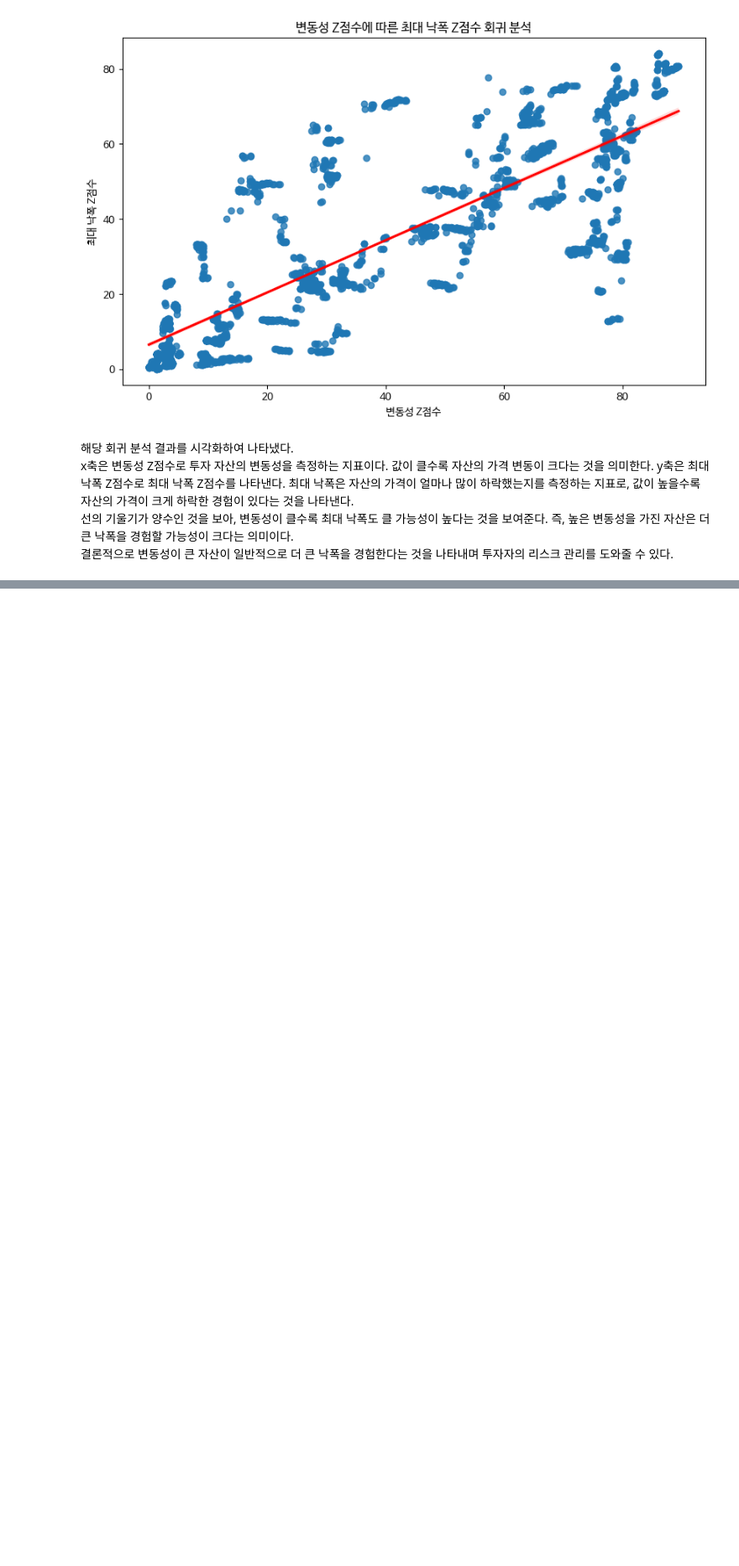
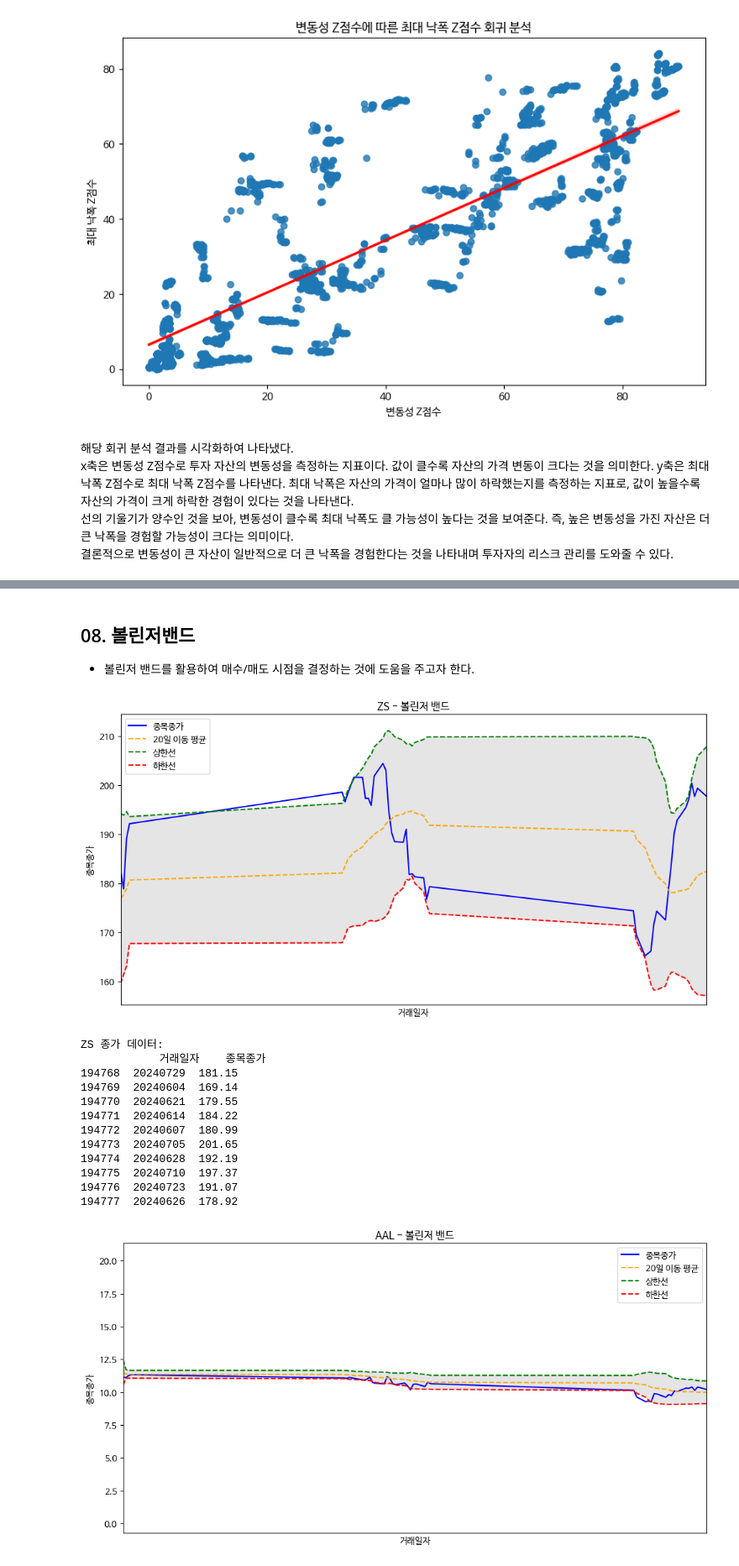
Before and after one commit to yunssup/secret_baeksang, a Jupyter notebook: Dacon.ipynb, the cells around one changed output, grey strips where cells are left out. Shown at 84% size. Cells and saved outputs as stored; diff of their text form; code cells hidden in the pictures; blank space fills up the shorter version.

Commit message:
feat : 볼린저밴드까지 마무리

```diff
--- a/Dacon.ipynb
+++ b/Dacon.ipynb
@@ -1602,0 +1246,71 @@ Notes:
+# %% [markdown]
+## 08. 볼린저밴드
+- 볼린저 밴드를 활용하여 매수/매도 시점을 결정하는 것에 도움을 주고자 한다.
+# %%
+import pandas as pd
+import numpy as np
+import matplotlib.pyplot as plt
+
+# 상위 5개 티커 종목 선택
+top_tickers = STK_DT_QUT['티커종목코드'].value_counts().nlargest(5).index
+
+# 볼린저 밴드 계산 및 시각화
+def plot_bollinger_bands(df, ticker, n=20, k=2):
+    df = df[['거래일자', '종목종가']].copy()
+    df['거래일자'] = pd.to_datetime(df['거래일자'])
+
+    # 거래일자를 기준으로 오름차순 정렬
+    df.sort_values('거래일자', inplace=True)
+    df.set_index('거래일자', inplace=True)
+
+    # 이동 평균 및 표준 편차 계산
+    df['ma'] = df['종목종가'].rolling(n).mean()
+    df['std'] = df['종목종가'].rolling(n).std()
+
+    # 상한선 및 하한선 계산
+    df['upperb'] = df['ma'] + (df['std'] * k)
+    df['lowerb'] = df['ma'] - (df['std'] * k)
+
+    df = df[n-1:].copy()  # 첫 n-1개 행은 NaN이므로 제거
+
+    # 그래프 그리기
+    plt.figure(figsize=(12, 6))
+    plt.plot(df.index, df['종목종가'], label='종목종가', color='blue')
+    plt.plot(df.index, df['ma'], label=f'{n}일 이동 평균', linestyle='dashed', color='orange')
+    plt.plot(df.index, df['upperb'], label='상한선', linestyle='dashed', color='green')
+    plt.plot(df.index, df['lowerb'], label='하한선', linestyle='dashed', color='red')
+    plt.fill_between(df.index, df['lowerb'], df['upperb'], color='gray', alpha=0.2)
+
+    # y축 범위 설정
+    plt.ylim(df['종목종가'].min() - 10, df['종목종가'].max() + 10)
+
+    plt.title(f'{ticker} - 볼린저 밴드')
+    plt.xlabel('거래일자')
+    plt.ylabel('종목종가')
+    plt.xlim(df.index[0], df.index[-1])
+    plt.legend()
+    plt.show()
+
+# 각 티커에 대해 볼린저 밴드 계산 및 시각화
+for ticker in top_tickers:
+    group = STK_DT_QUT[STK_DT_QUT['티커종목코드'] == ticker]
+    plot_bollinger_bands(group, ticker)
+
+    # 가격 데이터 확인
+    print(f"{ticker} 종가 데이터:")
+    print(group[['거래일자', '종목종가']].head(10))
+# %% [output]
+[figure, added]
+ZS 종가 데이터:
+            거래일자    종목종가
+194768  20240729  181.15
+194769  20240604  169.14
+194770  20240621  179.55
+194771  20240614  184.22
+194772  20240607  180.99
+194773  20240705  201.65
+194774  20240628  192.19
+194775  20240710  197.37
+194776  20240723  191.07
+194777  20240626  178.92
+[figure, added]
```
Also changed, not shown: parts of 43 cells of this notebook, 7 other files.
